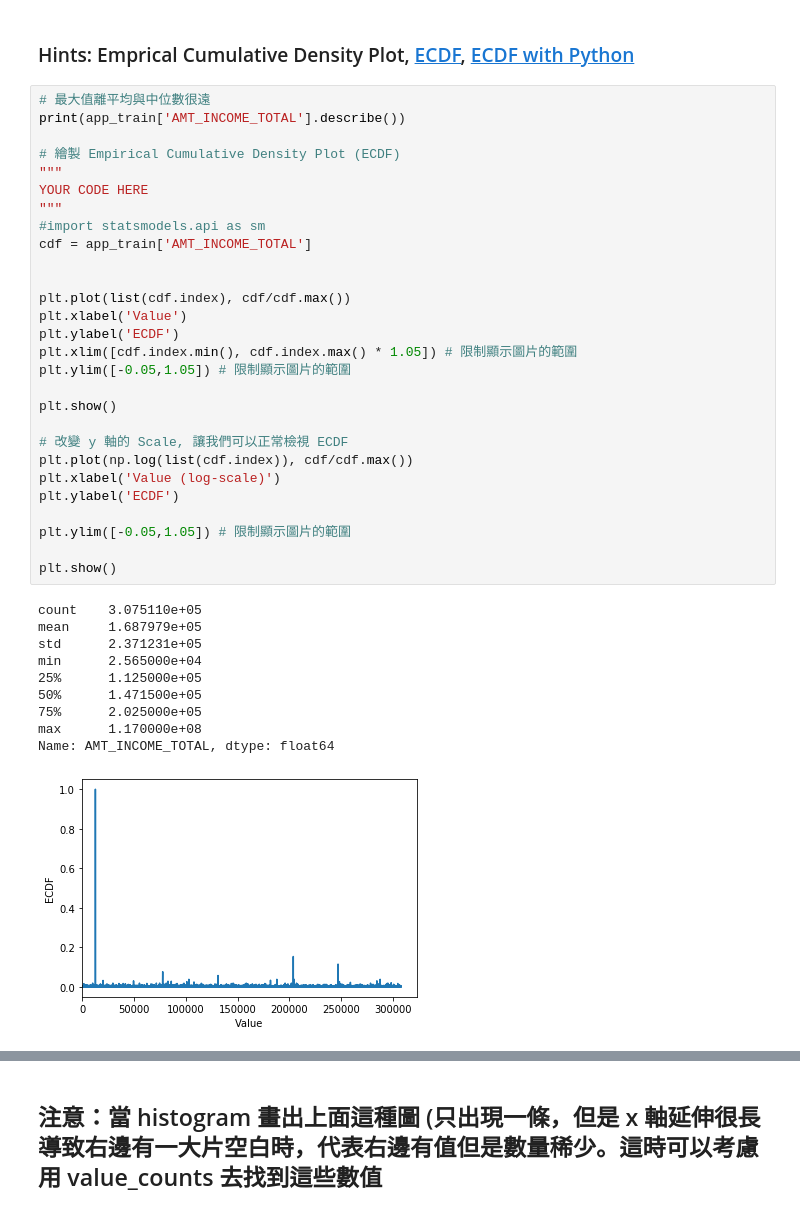
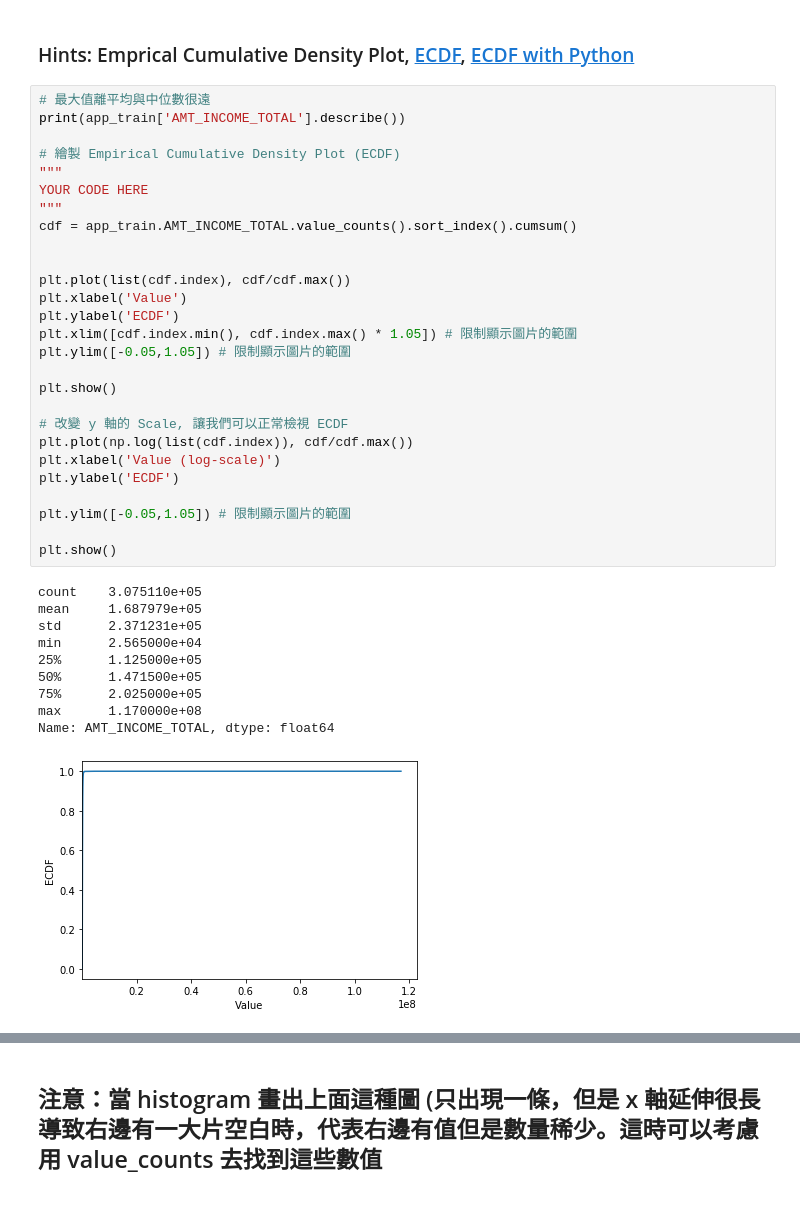
Before and after one commit to alice31229/3rd-ML100Days, a Jupyter notebook: homework/Day_009_HW.ipynb, the cells around one changed output, grey strips where cells are left out. Drawn from its saved outputs; the diff is of its cells as text.

```diff
--- a/homework/Day_009_HW.ipynb
+++ b/homework/Day_009_HW.ipynb
@@ -100,34 +88,33 @@ print(app_train['AMT_INCOME_TOTAL'].describe())
 """
 YOUR CODE HERE
 """
-#import statsmodels.api as sm
-cdf = app_train['AMT_INCOME_TOTAL']
+cdf = app_train.AMT_INCOME_TOTAL.value_counts().sort_index().cumsum()
 
 
 plt.plot(list(cdf.index), cdf/cdf.max())
 plt.xlabel('Value')
 plt.ylabel('ECDF')
 plt.xlim([cdf.index.min(), cdf.index.max() * 1.05]) # 限制顯示圖片的範圍
 plt.ylim([-0.05,1.05]) # 限制顯示圖片的範圍
 
 plt.show()
 
 # 改變 y 軸的 Scale, 讓我們可以正常檢視 ECDF
 plt.plot(np.log(list(cdf.index)), cdf/cdf.max())
 plt.xlabel('Value (log-scale)')
 plt.ylabel('ECDF')
 
 plt.ylim([-0.05,1.05]) # 限制顯示圖片的範圍
 
 plt.show()
 # %% [output]
 count    3.075110e+05
 mean     1.687979e+05
 std      2.371231e+05
 min      2.565000e+04
 25%      1.125000e+05
 50%      1.471500e+05
 75%      2.025000e+05
 max      1.170000e+08
 Name: AMT_INCOME_TOTAL, dtype: float64
-[figure, old version]
+[figure, new version]
```
Also changed, not shown: parts of 5 cells of this notebook, 1 other file.
